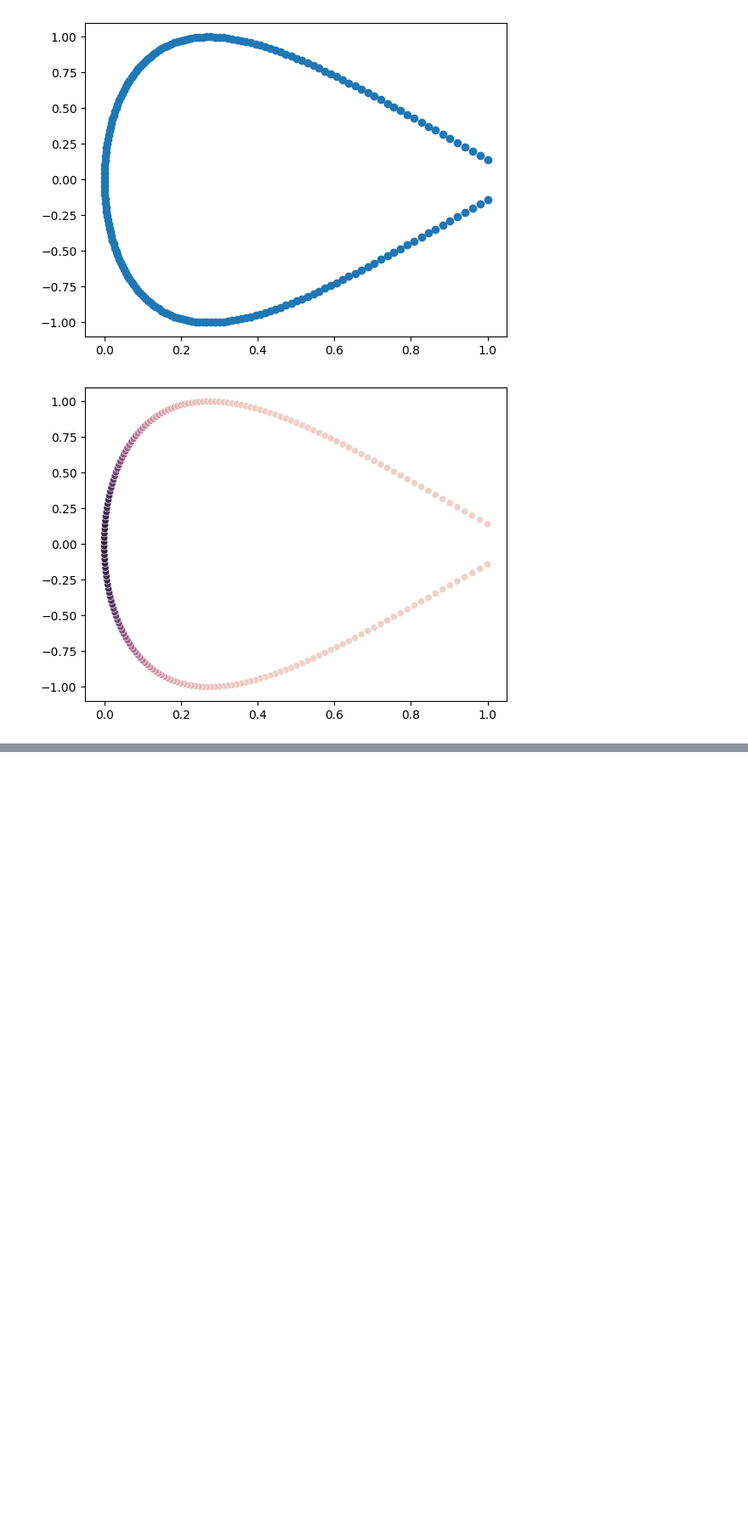
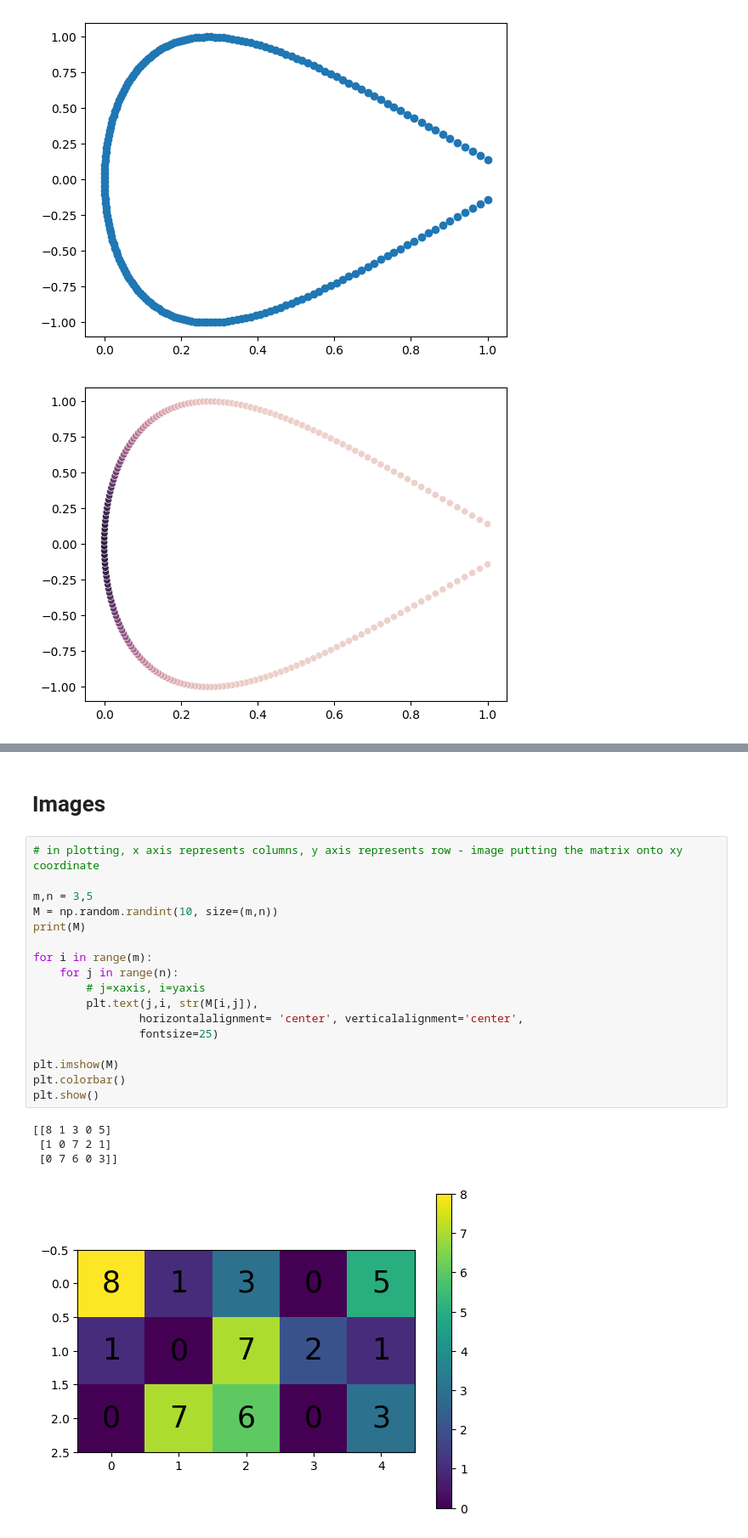
Before and after one commit to iremherguner/scientific_python_exercises, a Jupyter notebook: python-basics-data-visualization.ipynb, the cells around one changed output, grey strips where cells are left out. Shown at 85% size. Saved outputs shown, nothing was run; the diff lists cells and outputs as text; blank space fills up the shorter version.

Commit message:
Kaggle Notebook | Python (Basics) Data Visualization | Version 5

```diff
--- a/python-basics-data-visualization.ipynb
+++ b/python-basics-data-visualization.ipynb
@@ -293,0 +294,24 @@ plt.show()
+# %% [markdown]
+# Images
+# %%
+# in plotting, x axis represents columns, y axis represents row - image putting the matrix onto xy coordinate
+
+m,n = 3,5
+M = np.random.randint(10, size=(m,n))
+print(M)
+
+for i in range(m):
+    for j in range(n):
+        # j=xaxis, i=yaxis
+        plt.text(j,i, str(M[i,j]),
+                horizontalalignment= 'center', verticalalignment='center',
+                fontsize=25)
+
+plt.imshow(M)
+plt.colorbar()
+plt.show()
+# %% [output]
+[[8 1 3 0 5]
+ [1 0 7 2 1]
+ [0 7 6 0 3]]
+[figure, added]
```
Also changed, not shown: parts of 9 cells of this notebook.
